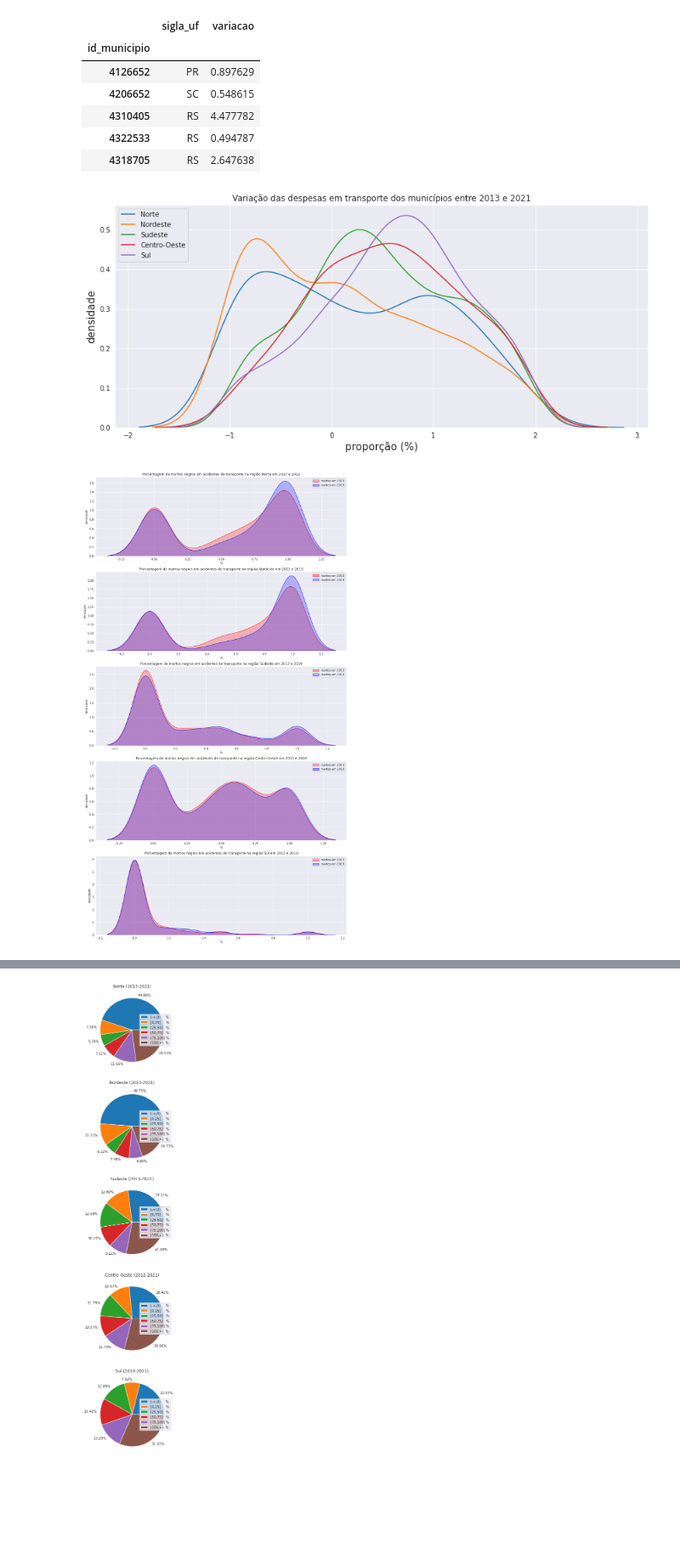
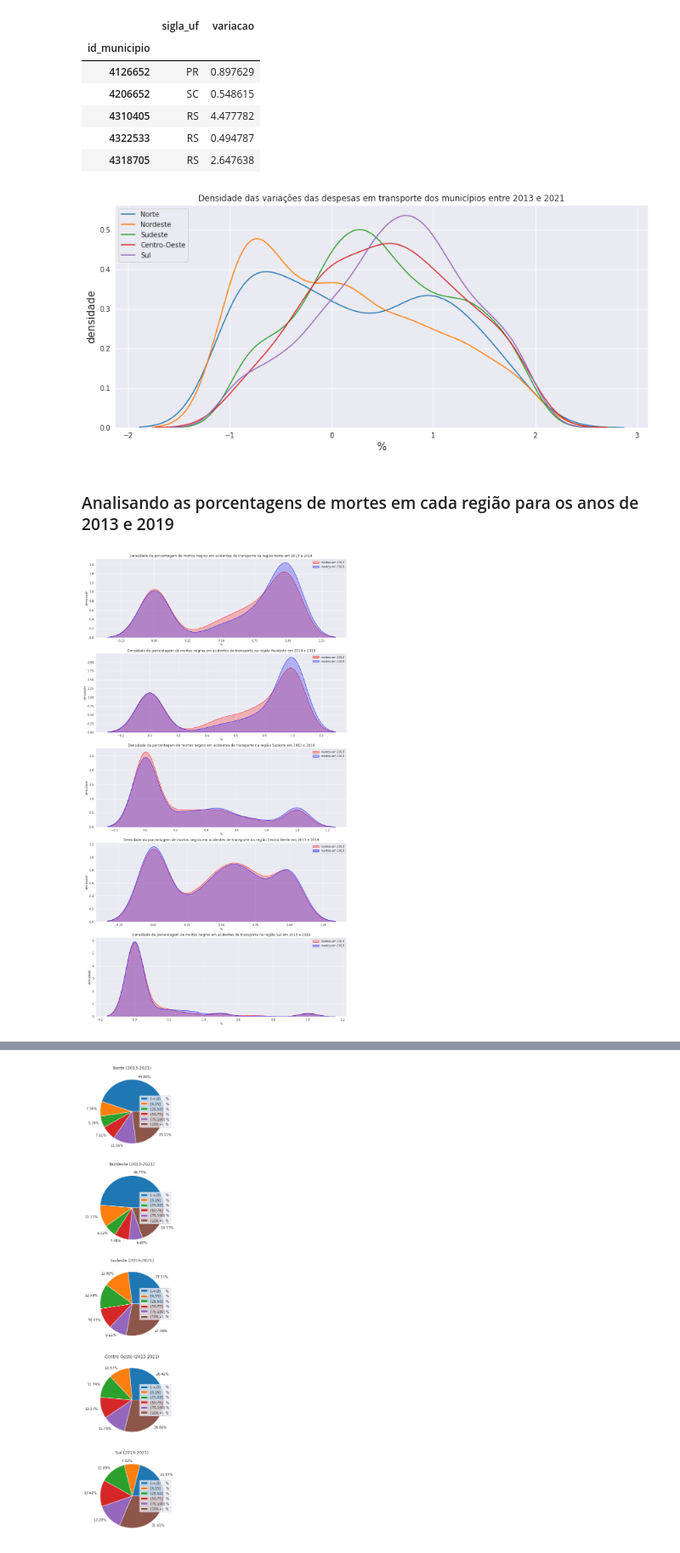
Before and after one commit to saulorcj/tarefas-analytica, a Jupyter notebook: A2/analise_dados.ipynb, the cells around one changed output, grey strips where cells are left out. Shown at 85% size. Drawn from its saved outputs; the diff is of its cells as text; code cells hidden in the pictures; blank space fills up the shorter version.

```diff
--- a/A2/analise_dados.ipynb
+++ b/A2/analise_dados.ipynb
@@ -432,6 +430,10 @@ plt.show()
 ### Analisando a variação da porcentagem de mortes entre os municípios nas regiões nos períodos (2000-2013) e (2013-2019)
 # %%
 def get_df_by_ano(anos):
+    """
+    :param anos: lista de anos
+    :return lista de DataFrame de referente a cada ano passado:
+    """
     for ano in anos:
         dataframe = df_prop_mortes[df_prop_mortes["ano"] == ano]
         dataframe.index = dataframe["id_municipio"].astype(int)
@@ -488,6 +490,8 @@ df_prop_mortes_2019.head()
 | 1100056 | RO | 0.500000 |
 # %%
 def get_dif(df1, df2):
+    """Recebe dois dataframes com coluna 'prop_mortes' e retorna
+    um novo dataframe com uma nova coluna referente a essa diferença"""
     df_diferenca = df2.copy()
     df_diferenca["diferenca"] = df1["prop_mortes"] - df2["prop_mortes"]
     df_diferenca.drop(["prop_mortes"], axis=1, inplace=True)
@@ -525,7 +529,7 @@ for i, dataframe in enumerate([df_dif_prop_2013_2000, df_dif_prop_2019_2013]):
     for regiao in regioes:
         regiao_diferencas = dataframe[dataframe["sigla_uf"].isin(regioes[regiao])]["diferenca"]
         sns.kdeplot(regiao_diferencas, ax=axes[i], label=regiao)
-    axes[i].set_title("Variação de porcentagem de mortes entre " + periodos[i] + ".")
+    axes[i].set_title("Densidade das variações da porcentagem de mortes entre " + periodos[i] + ".")
     axes[i].set_xlabel("diferença")
     axes[i].set_ylabel("densidade")
     axes[i].legend()
@@ -543,8 +547,8 @@ for i, dataframe in enumerate([df_prop_mortes_2000, df_prop_mortes_2013, df_prop
     for regiao in regioes:
         regiao_mortes = dataframe[dataframe["sigla_uf"].isin(regioes[regiao])]["prop_mortes"]
         sns.kdeplot(regiao_mortes, ax=axes[i], label=regiao)
-    axes[i].set_title("Porcentagem de mortes no ano " + anos[i] + ".")
-    axes[i].set_xlabel("porcentagem")
+    axes[i].set_title("Densidade da porcentagem de mortes no ano " + anos[i] + ".")
+    axes[i].set_xlabel("%")
     axes[i].set_ylabel("densidade")
     axes[i].legend()
 plt.show()
@@ -572,16 +576,18 @@ df_dif_despesas = df_dif_despesas[(df_dif_despesas["variacao"] > -2) &
 # %%
 sns.set_style("darkgrid")
 plt.figure(figsize=(14,6))
 for regiao in regioes:
     regiao_variacoes = df_dif_despesas[df_dif_despesas["sigla_uf"].isin(regioes[regiao])]["variacao"]
     sns.kdeplot(regiao_variacoes)
-plt.title("Variação das despesas em transporte dos municípios entre 2013 e 2021")
-plt.xlabel("proporção (%)", size=15)
+plt.title("Densidade das variações das despesas em transporte dos municípios entre 2013 e 2021")
+plt.xlabel("%", size=15)
 plt.ylabel("densidade", size=15)
 plt.legend(regioes, loc="upper left")
 plt.show()
 # %% [output]
-[figure, old version]
+[figure, new version]
+# %% [markdown]
+### Analisando as porcentagens de mortes em cada região para os anos de 2013 e 2019
 # %%
 sns.set_style("darkgrid")
 f, axes = plt.subplots(5, 1, figsize=(16, 30))
@@ -594,7 +600,7 @@ for i, regiao in enumerate(regioes):
 
     sns.kdeplot(regiao_prop_2013, shade=True, ax=axes[i], label="mortes em 2013", color="red")
     sns.kdeplot(regiao_prop_2019, shade=True, ax=axes[i], label="mortes em 2019", color="blue")
-    axes[i].set_title("Porcentagem de mortos negros em acidentes de transporte na região " +
+    axes[i].set_title("Densidade da porcentagem de mortos negros em acidentes de transporte na região " +
                       regiao + " em 2013 e 2019")
     axes[i].legend()
     axes[i].set_xlabel("%")
@@ -602,5 +608,5 @@ for i, regiao in enumerate(regioes):
 plt.savefig("../imagens/grafico_1.png", dpi=300)
 plt.show()
 # %% [output]
-[figure, old version]
+[figure, new version]
 # %% [markdown]
```
Also changed, not shown: parts of 29 cells of this notebook.
